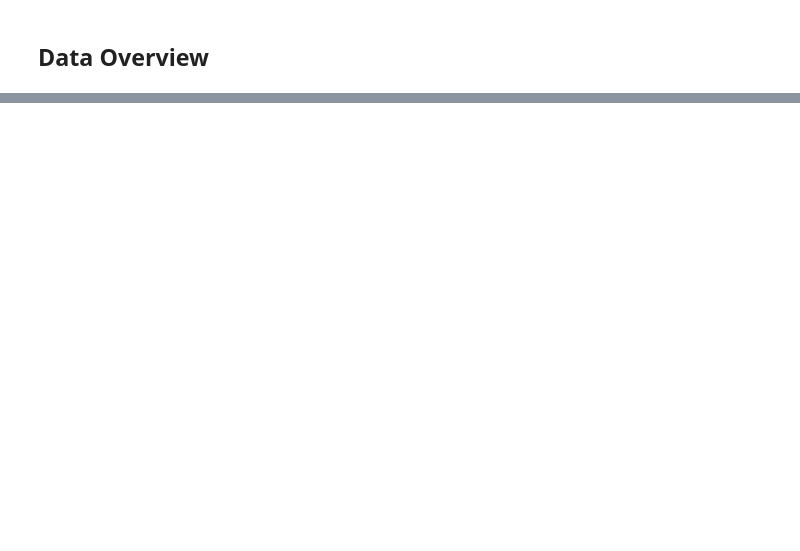
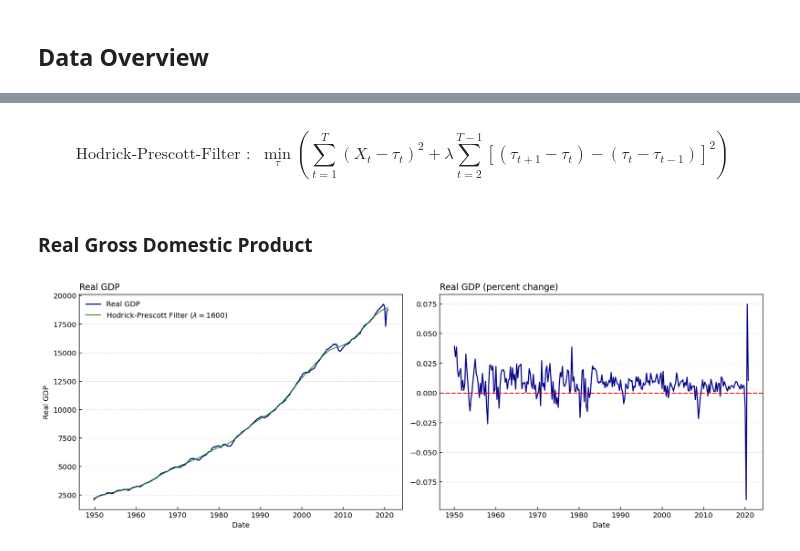
Before and after one commit to LeonHackl/TimeSeries-Forecasting, a Jupyter notebook: DataPreparation-Python.ipynb, the cells around one changed output, grey strips where cells are left out. Saved outputs shown, nothing was run; the diff lists cells and outputs as text; code cells hidden in the pictures; blank space fills up the shorter version.

```diff
--- a/DataPreparation-Python.ipynb
+++ b/DataPreparation-Python.ipynb
@@ -53,0 +39,9 @@ DATE
+# %%
+for i in range(len(file_list)):
+    file_list[i]["DATE"] = pd.to_datetime(file_list[i]["DATE"])
+    file_list[i].set_index("DATE", inplace = True)
+    file_list[i] = file_list[i]["1949-10-01":"2020-10-01"]
+# %%
+df = pd.concat(file_list, axis = 1).dropna()
+df.columns = ["EXP", "GDP", "IPI", "IMP", "UNR"]
+print(df)
@@ -86,3 +65,0 @@ graph_plot(df)
-# %%
-# continue analyis with growth rates
-df = df.pct_change().dropna() * 100
@@ -233,0 +66,34 @@ testing.to_csv(os.getcwd() + "/Data/testing.csv")
+# %%
+# function for visualization of the data
+def graph_plot(data, name):
+    fig, (ax1, ax2) = plt.subplots(1, 2, figsize = (14,5))
+
+    # plot the original series
+    ax1.plot(data, color = "darkblue", label = name)
+    # estimated trend using a hodrick-prescott filter
+    ax1.plot(hpfilter(data, 1600)[1], color = "green", linewidth = 1, label = r"Hodrick-Prescott Filter ($\lambda = 1600$)")
+    ax1.set_xlabel("Date")
+    ax1.set_ylabel(name)
+    ax1.set_title(name, loc = "left")
+    ax1.tick_params(direction = "in")
+    ax1.grid(axis = "y", linewidth = 0.5, linestyle = ":")
+    ax1.legend(frameon = False)
+
+    # plot the growth rates of the series
+    ax2.plot(data.pct_change(), color = "darkblue")
+    ax2.set_xlabel("Date")
+    ax2.set_title(name + " (percent change)", loc = "left")
+    ax2.axhline(y = 0, color = "red", linestyle = "--")
+    ax2.tick_params(direction = "in")
+    ax2.grid(axis = "y", linewidth = 0.5, linestyle = ":")
+
+    # layout optimization
+    plt.tight_layout()
+# %% [markdown]
+$$ \text{Hodrick-Prescott-Filter :} \;\; \min_{\tau} \left( \sum^T_{t=1}(X_{t}-\tau_{t})^2 + \lambda \sum^{T-1}_{t=2}[(\tau_{t+1}-\tau_{t})-(\tau_{t}-\tau_{t-1})]^2 \right) $$
+# %% [markdown]
+### Real Gross Domestic Product
+# %%
+graph_plot(df["GDP"], "Real GDP")
+# %% [output]
+[figure, added]
```
Also changed, not shown: parts of 71 cells of this notebook.
